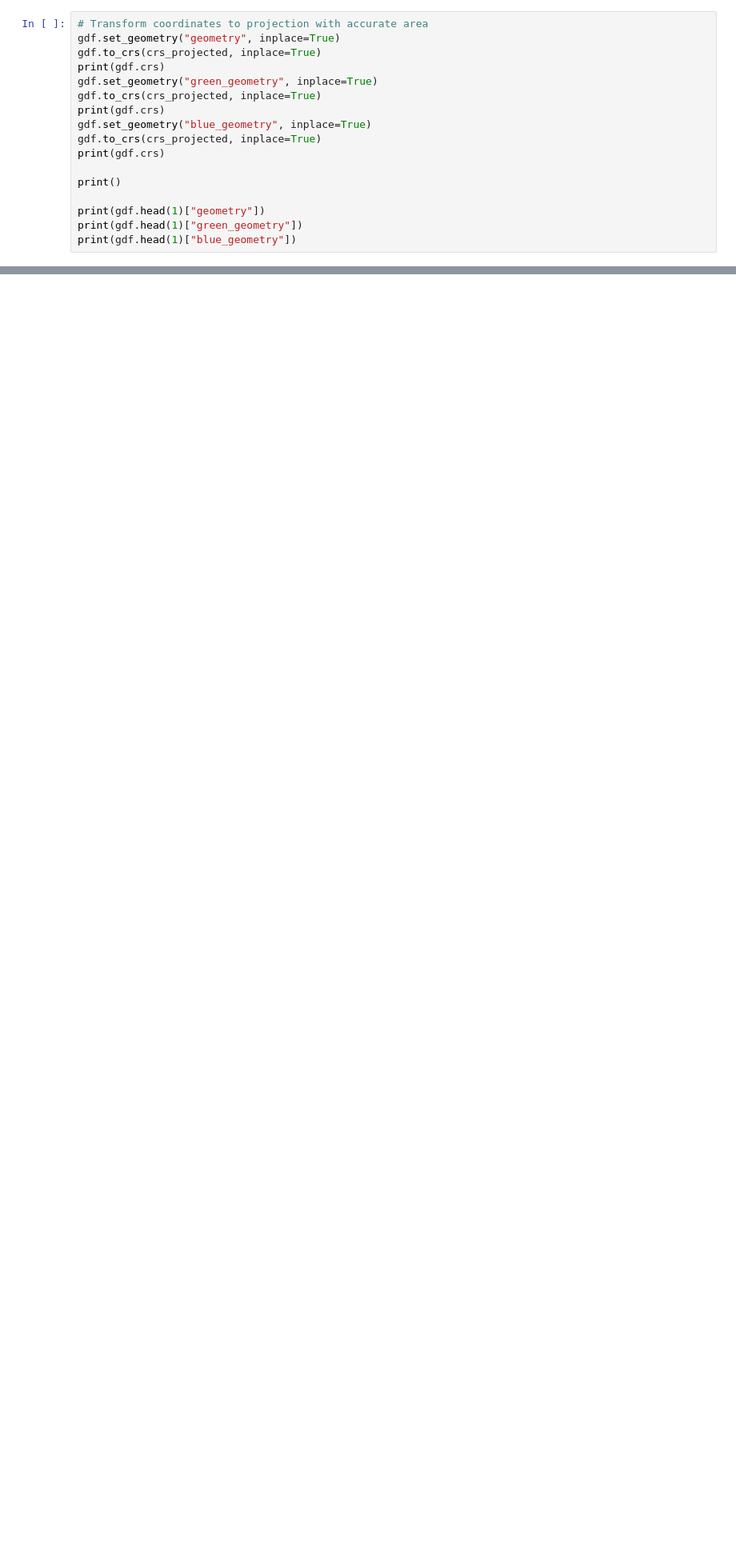
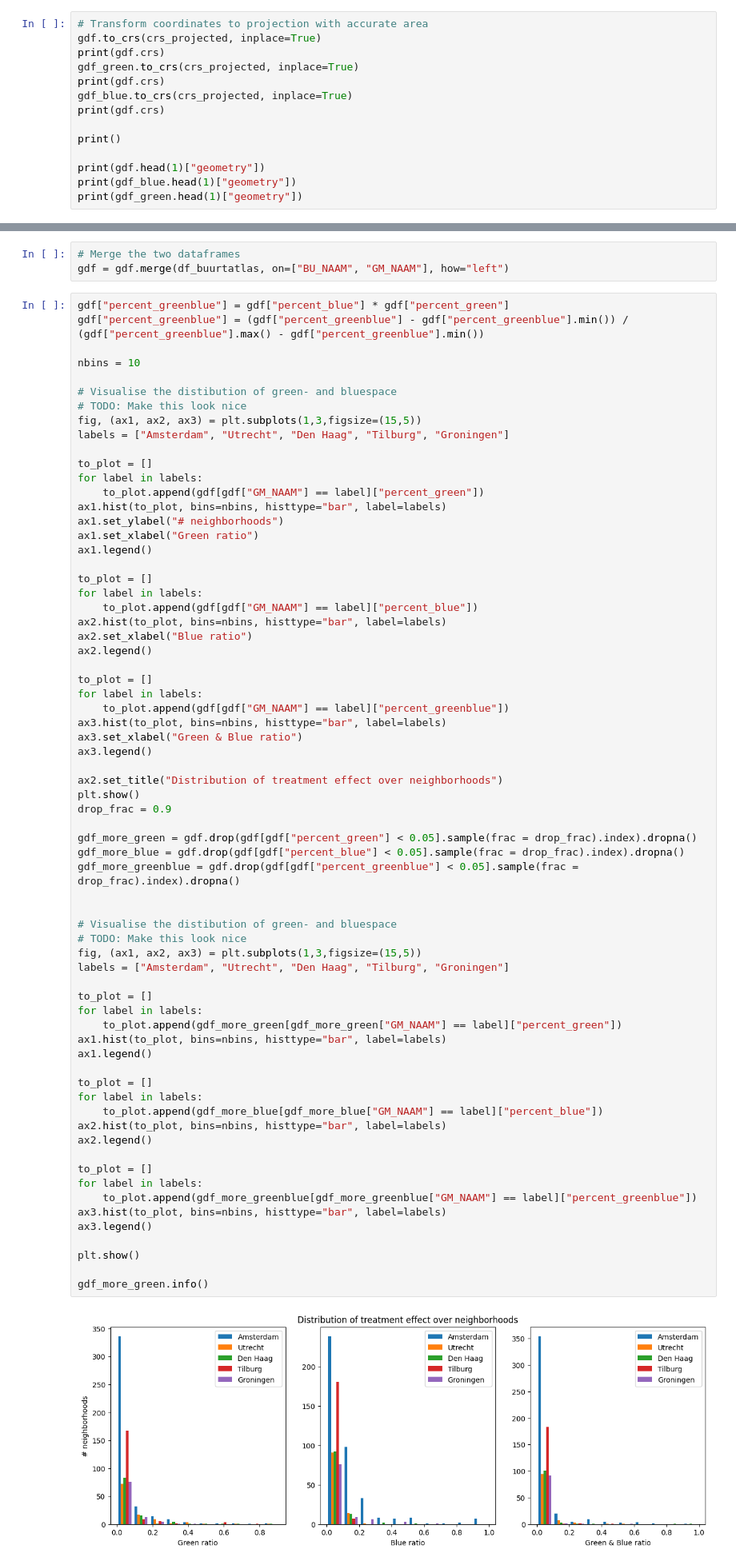
Before and after one commit to LeviPeeters/UC_Project, a Jupyter notebook: DataPreparation.ipynb, the cells around one changed output, grey strips where cells are left out. Shown at 80% size. Drawn from its saved outputs; the diff is of its cells as text; blank space fills up the shorter version.

```diff
--- a/DataPreparation.ipynb
+++ b/DataPreparation.ipynb
@@ -201,20 +240,17 @@ plt.clf()
 # %%
 # Transform coordinates to projection with accurate area
-gdf.set_geometry("geometry", inplace=True)
 gdf.to_crs(crs_projected, inplace=True)
 print(gdf.crs)
-gdf.set_geometry("green_geometry", inplace=True)
-gdf.to_crs(crs_projected, inplace=True)
+gdf_green.to_crs(crs_projected, inplace=True)
 print(gdf.crs)
-gdf.set_geometry("blue_geometry", inplace=True)
-gdf.to_crs(crs_projected, inplace=True)
+gdf_blue.to_crs(crs_projected, inplace=True)
 print(gdf.crs)
 
 print()
 
 print(gdf.head(1)["geometry"])
-print(gdf.head(1)["green_geometry"])
-print(gdf.head(1)["blue_geometry"])
+print(gdf_blue.head(1)["geometry"])
+print(gdf_green.head(1)["geometry"])
 # %% [output]
 epsg:28992
 epsg:28992
@@ -388,0 +426,73 @@ memory usage: 56.7+ KB
+# %%
+# Merge the two dataframes
+gdf = gdf.merge(df_buurtatlas, on=["BU_NAAM", "GM_NAAM"], how="left")
+# %%
+gdf["percent_greenblue"] = gdf["percent_blue"] * gdf["percent_green"]
+gdf["percent_greenblue"] = (gdf["percent_greenblue"] - gdf["percent_greenblue"].min()) / (gdf["percent_greenblue"].max() - gdf["percent_greenblue"].min())
+
+nbins = 10
+
+# Visualise the distibution of green- and bluespace
+# TODO: Make this look nice
+fig, (ax1, ax2, ax3) = plt.subplots(1,3,figsize=(15,5))
+labels = ["Amsterdam", "Utrecht", "Den Haag", "Tilburg", "Groningen"]
+
+to_plot = []
+for label in labels:
+    to_plot.append(gdf[gdf["GM_NAAM"] == label]["percent_green"])
+ax1.hist(to_plot, bins=nbins, histtype="bar", label=labels)
+ax1.set_ylabel("# neighborhoods")
+ax1.set_xlabel("Green ratio")
+ax1.legend()
+
+to_plot = []
+for label in labels:
+    to_plot.append(gdf[gdf["GM_NAAM"] == label]["percent_blue"])
+ax2.hist(to_plot, bins=nbins, histtype="bar", label=labels)
+ax2.set_xlabel("Blue ratio")
+ax2.legend()
+
+to_plot = []
+for label in labels:
+    to_plot.append(gdf[gdf["GM_NAAM"] == label]["percent_greenblue"])
+ax3.hist(to_plot, bins=nbins, histtype="bar", label=labels)
+ax3.set_xlabel("Green & Blue ratio")
+ax3.legend()
+
+ax2.set_title("Distribution of treatment effect over neighborhoods")
+plt.show()
+drop_frac = 0.9
+
+gdf_more_green = gdf.drop(gdf[gdf["percent_green"] < 0.05].sample(frac = drop_frac).index).dropna()
+gdf_more_blue = gdf.drop(gdf[gdf["percent_blue"] < 0.05].sample(frac = drop_frac).index).dropna()
+gdf_more_greenblue = gdf.drop(gdf[gdf["percent_greenblue"] < 0.05].sample(frac = drop_frac).index).dropna()
+
+
+# Visualise the distibution of green- and bluespace
+# TODO: Make this look nice
+fig, (ax1, ax2, ax3) = plt.subplots(1,3,figsize=(15,5))
+labels = ["Amsterdam", "Utrecht", "Den Haag", "Tilburg", "Groningen"]
+
+to_plot = []
+for label in labels:
+    to_plot.append(gdf_more_green[gdf_more_green["GM_NAAM"] == label]["percent_green"])
+ax1.hist(to_plot, bins=nbins, histtype="bar", label=labels)
+ax1.legend()
+
+to_plot = []
+for label in labels:
+    to_plot.append(gdf_more_blue[gdf_more_blue["GM_NAAM"] == label]["percent_blue"])
+ax2.hist(to_plot, bins=nbins, histtype="bar", label=labels)
+ax2.legend()
+
+to_plot = []
+for label in labels:
+    to_plot.append(gdf_more_greenblue[gdf_more_greenblue["GM_NAAM"] == label]["percent_greenblue"])
+ax3.hist(to_plot, bins=nbins, histtype="bar", label=labels)
+ax3.legend()
+
+plt.show()
+
+gdf_more_green.info()
+# %% [output]
+[figure, added]
```
Also changed, not shown: parts of 21 cells of this notebook, 1 other file.
